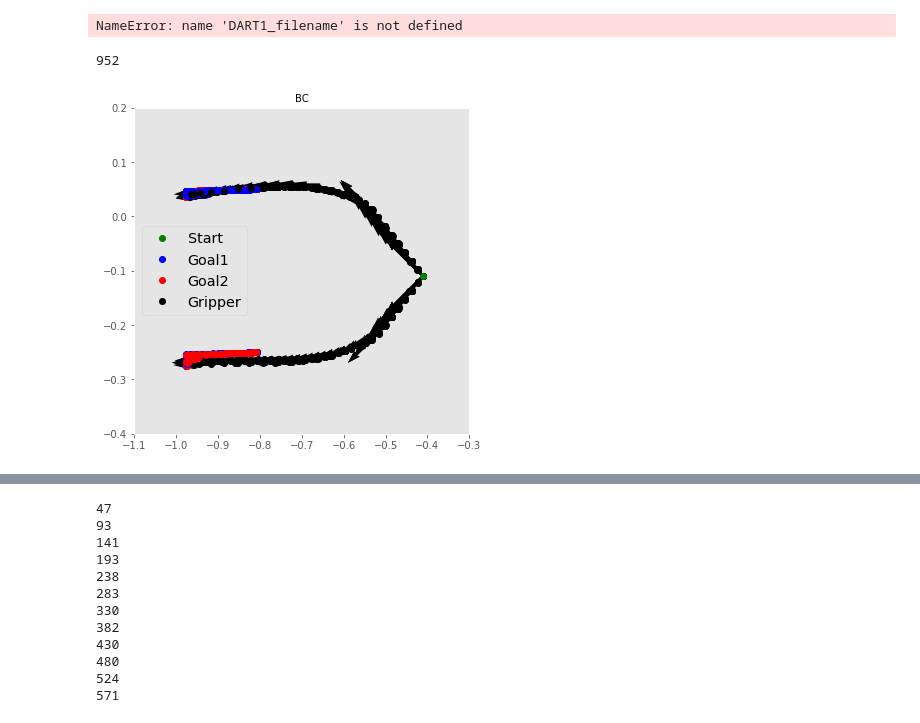
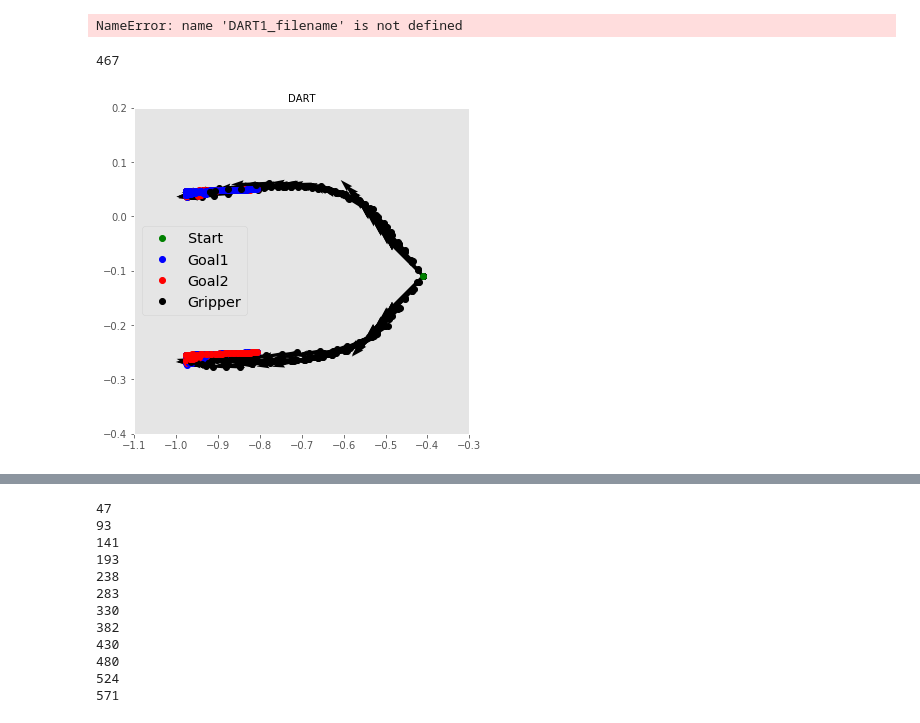
Before and after one commit to leader1313/GMLRM_DART, a Jupyter notebook: check_model.ipynb, the cells around one changed output, grey strips where cells are left out. Drawn from its saved outputs; the diff is of its cells as text; code cells hidden in the pictures.

Commit message:
- multi target version v1.0 - modify IMGP Lower bound

```diff
--- a/check_model.ipynb
+++ b/check_model.ipynb
@@ -16,9 +16,9 @@ models = [DART1_filename,DART2_filename,DART3_filename
 NameError: name 'DART1_filename' is not defined
 # %%
 BC_filename = 'IMGP_model/BC/learner12.pickle'
-DART_filename = 'OMGP_model/DART/learner12.pickle'
+DART_filename = 'IMGP_model/DART/learner6.pickle'
 # %%
-model_name = 'BC'
+model_name = 'DART'
 if model_name == 'DART' :
     filename = DART_filename
 elif model_name == 'BC' :
@@ -38,35 +38,35 @@ for l in range(start,model.N):
     U = action[l,0]*0.2
     V = action[l,1]*0.2
     Goal1_x = state[l,0]
     Goal1_y = state[l,2]
     Goal2_x = state[l,1]
     Goal2_y = state[l,3]
     plt.plot(Goal1_x,Goal1_y,'bo')
     plt.plot(Goal2_x,Goal2_y,'ro')
     if (l%2)==0 :
         plt.quiver(X, Y, U, V,units='xy' ,scale=1)
         plt.plot(X,Y,'ko')
 e_x = state[0,4]
 e_y = state[0,5]
 plt.plot(e_x,e_y,'go',label='Start')
 plt.plot(Goal1_x,Goal1_y,'bo',label='Goal1')
 plt.plot(Goal2_x,Goal2_y,'ro',label='Goal2')
 plt.plot(X,Y,'ko',label='Gripper')
 plt.grid()
 
 # ax.set_aspect('equal')
 x_range = [-1.1,-0.3]
 y_range = [-0.4,0.2]
 plt.xlim(x_range[0],x_range[1])
 plt.ylim(y_range[0],y_range[1])
 
 plt.title(model_name,fontsize=10)
 plt.legend(fontsize='x-large')
 plt.savefig(model_name+'.png', bbox_inches='tight')
 plt.show()
 # %% [output]
-952
+467
-[figure, old version]
+[figure, new version]
 # %%
 L = 10
 l = L*1j
```
Also changed, not shown: parts of 2 cells of this notebook, 26 other files.
